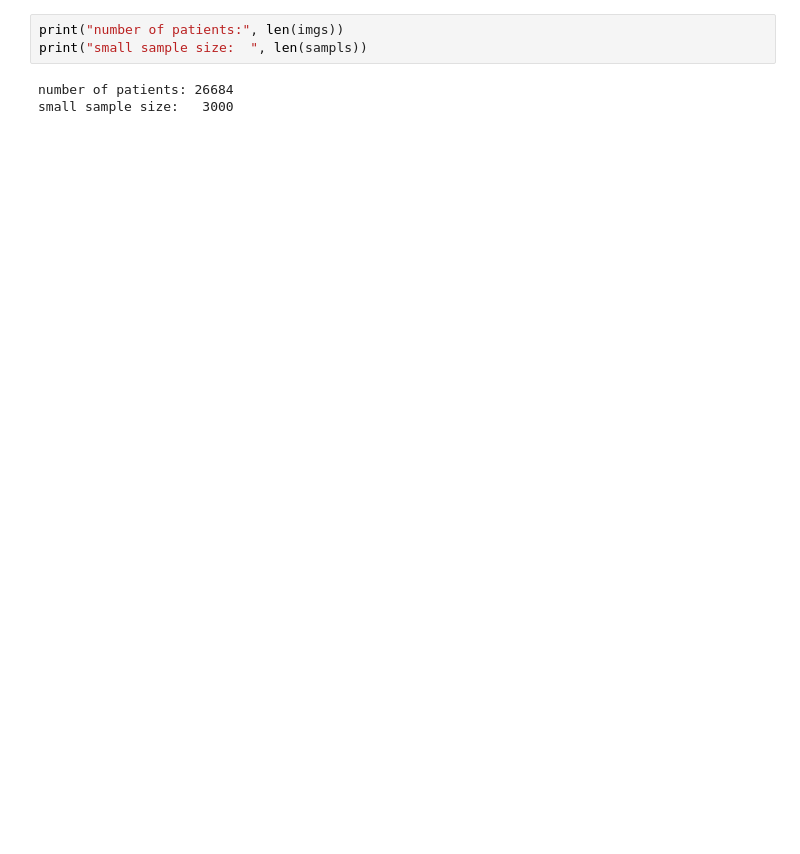
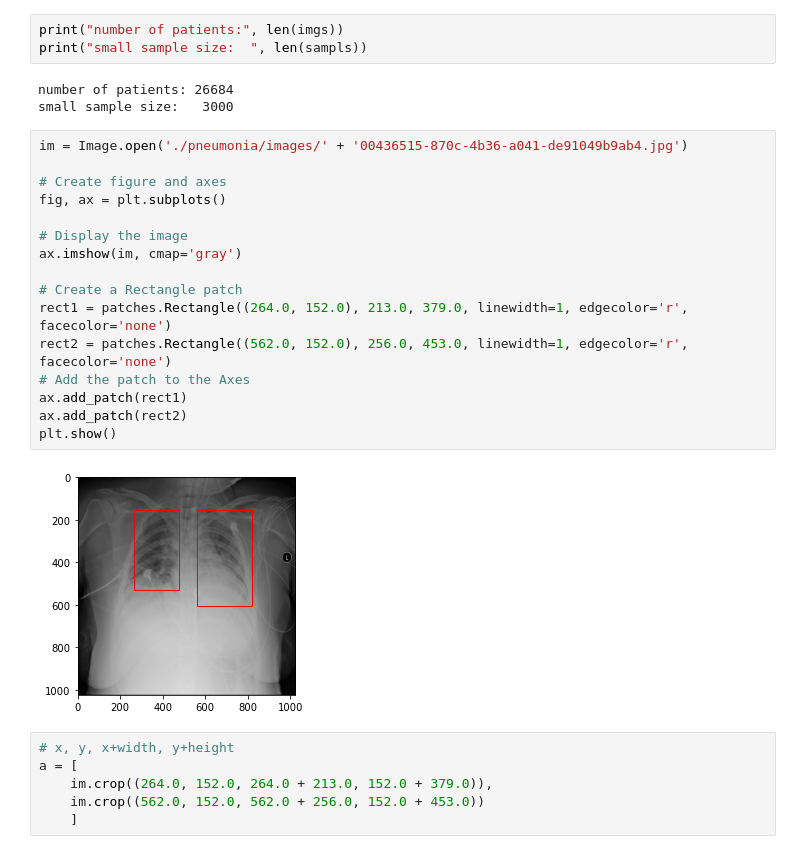
Before and after one commit to scotsun/pneumonia-analyzer, a Jupyter notebook: eda.ipynb, the cells around one changed output. Saved outputs shown, nothing was run; the diff lists cells and outputs as text; blank space fills up the shorter version.

```diff
--- a/eda.ipynb
+++ b/eda.ipynb
@@ -28,3 +37,27 @@ print("small sample size:  ", len(sampls))
 # %% [output]
 number of patients: 26684
 small sample size:   3000
+# %%
+im = Image.open('./pneumonia/images/' + '00436515-870c-4b36-a041-de91049b9ab4.jpg')
+
+# Create figure and axes
+fig, ax = plt.subplots()
+
+# Display the image
+ax.imshow(im, cmap='gray')
+
+# Create a Rectangle patch
+rect1 = patches.Rectangle((264.0, 152.0), 213.0, 379.0, linewidth=1, edgecolor='r', facecolor='none')
+rect2 = patches.Rectangle((562.0, 152.0), 256.0, 453.0, linewidth=1, edgecolor='r', facecolor='none')
+# Add the patch to the Axes
+ax.add_patch(rect1)
+ax.add_patch(rect2)
+plt.show()
+# %% [output]
+[figure, added]
+# %%
+# x, y, x+width, y+height
+a = [
+	im.crop((264.0, 152.0, 264.0 + 213.0, 152.0 + 379.0)),
+	im.crop((562.0, 152.0, 562.0 + 256.0, 152.0 + 453.0))
+	]
```
Also changed, not shown: parts of 7 cells of this notebook, 2 other files.
